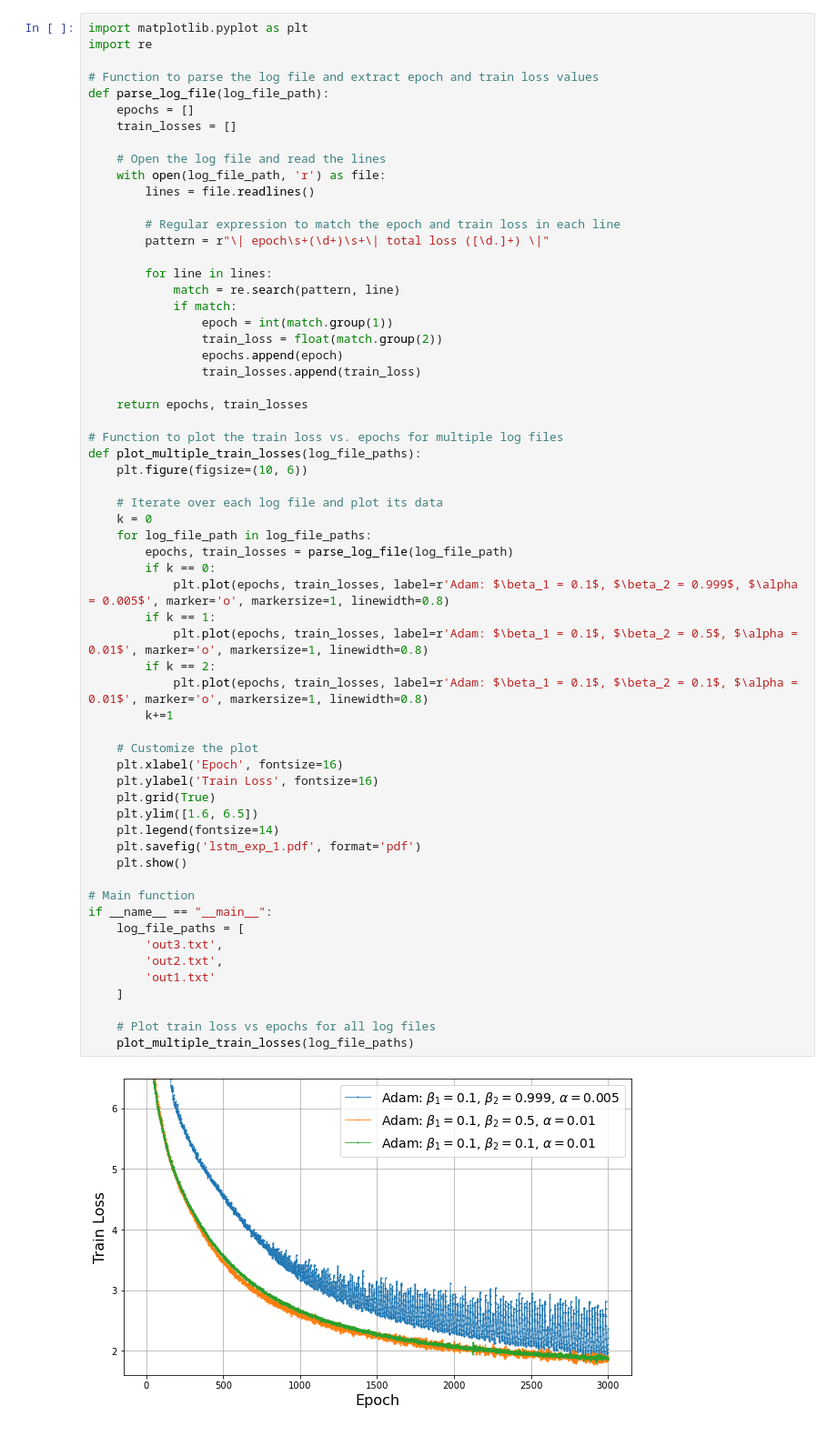
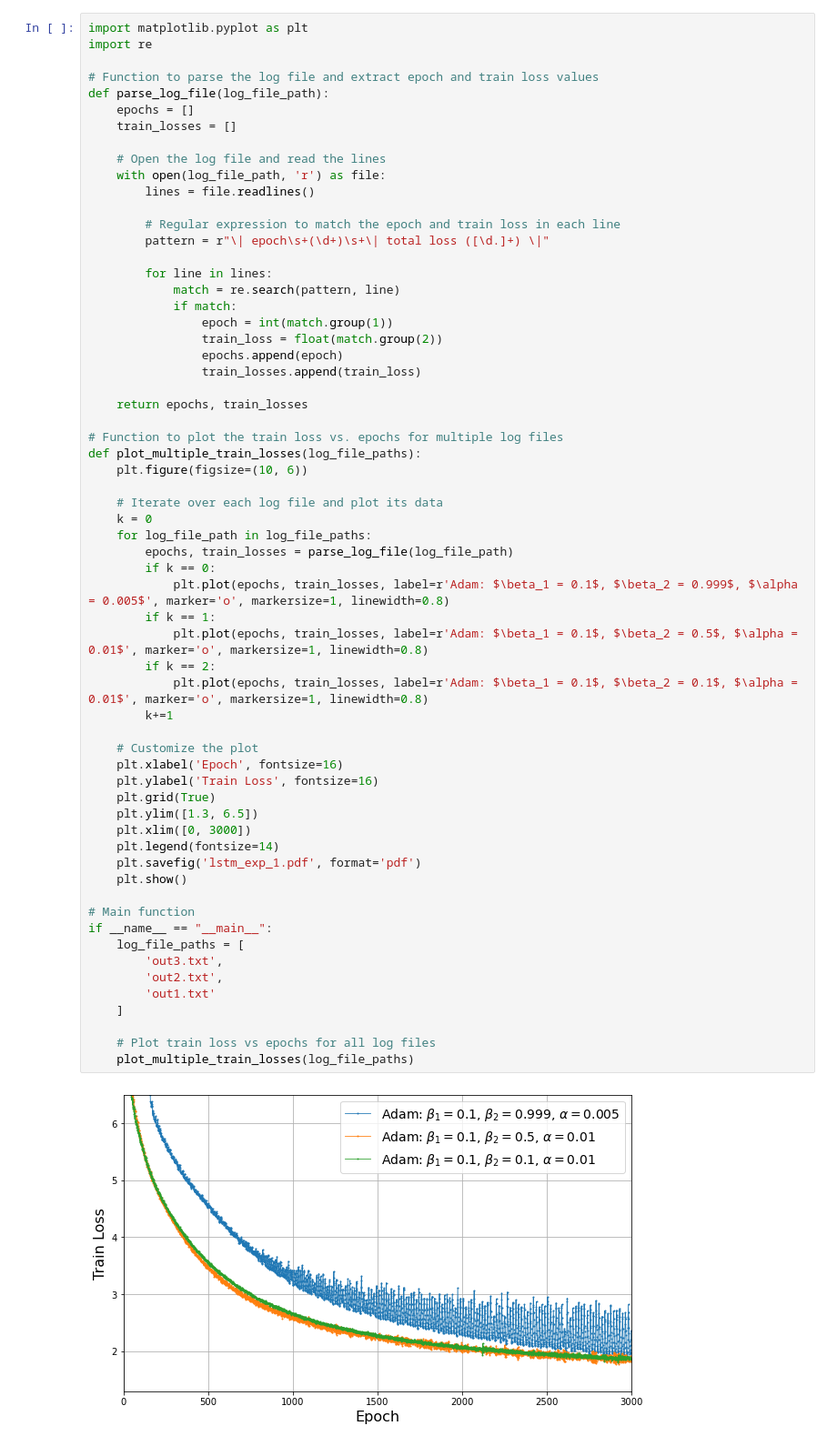
Before and after one commit to artem-riabinin/Adam_experiments, a Jupyter notebook: plots/plots.ipynb, the cells around one changed output. Shown: that part at 91% size. Cells and saved outputs as stored; diff of their text form.

```diff
--- a/plots/plots.ipynb
+++ b/plots/plots.ipynb
@@ -158,32 +158,33 @@ def plot_multiple_train_losses(log_file_paths):
     k = 0
     for log_file_path in log_file_paths:
         epochs, train_losses = parse_log_file(log_file_path)
         if k == 0:
             plt.plot(epochs, train_losses, label=r'Adam: $\beta_1 = 0.1$, $\beta_2 = 0.999$, $\alpha = 0.005$', marker='o', markersize=1, linewidth=0.8)
         if k == 1:
             plt.plot(epochs, train_losses, label=r'Adam: $\beta_1 = 0.1$, $\beta_2 = 0.5$, $\alpha = 0.01$', marker='o', markersize=1, linewidth=0.8)
         if k == 2:
             plt.plot(epochs, train_losses, label=r'Adam: $\beta_1 = 0.1$, $\beta_2 = 0.1$, $\alpha = 0.01$', marker='o', markersize=1, linewidth=0.8)
         k+=1
 
     # Customize the plot
     plt.xlabel('Epoch', fontsize=16)
     plt.ylabel('Train Loss', fontsize=16)
     plt.grid(True)
-    plt.ylim([1.6, 6.5])
+    plt.ylim([1.3, 6.5])
+    plt.xlim([0, 3000])
     plt.legend(fontsize=14)
     plt.savefig('lstm_exp_1.pdf', format='pdf')
     plt.show()
 
 # Main function
 if __name__ == "__main__":
     log_file_paths = [
         'out3.txt',
         'out2.txt',
         'out1.txt'
     ]
 
     # Plot train loss vs epochs for all log files
     plot_multiple_train_losses(log_file_paths)
 # %% [output]
-[figure, old version]
+[figure, new version]
```
Also changed, not shown: parts of 1 cell of this notebook, 3 other files.
